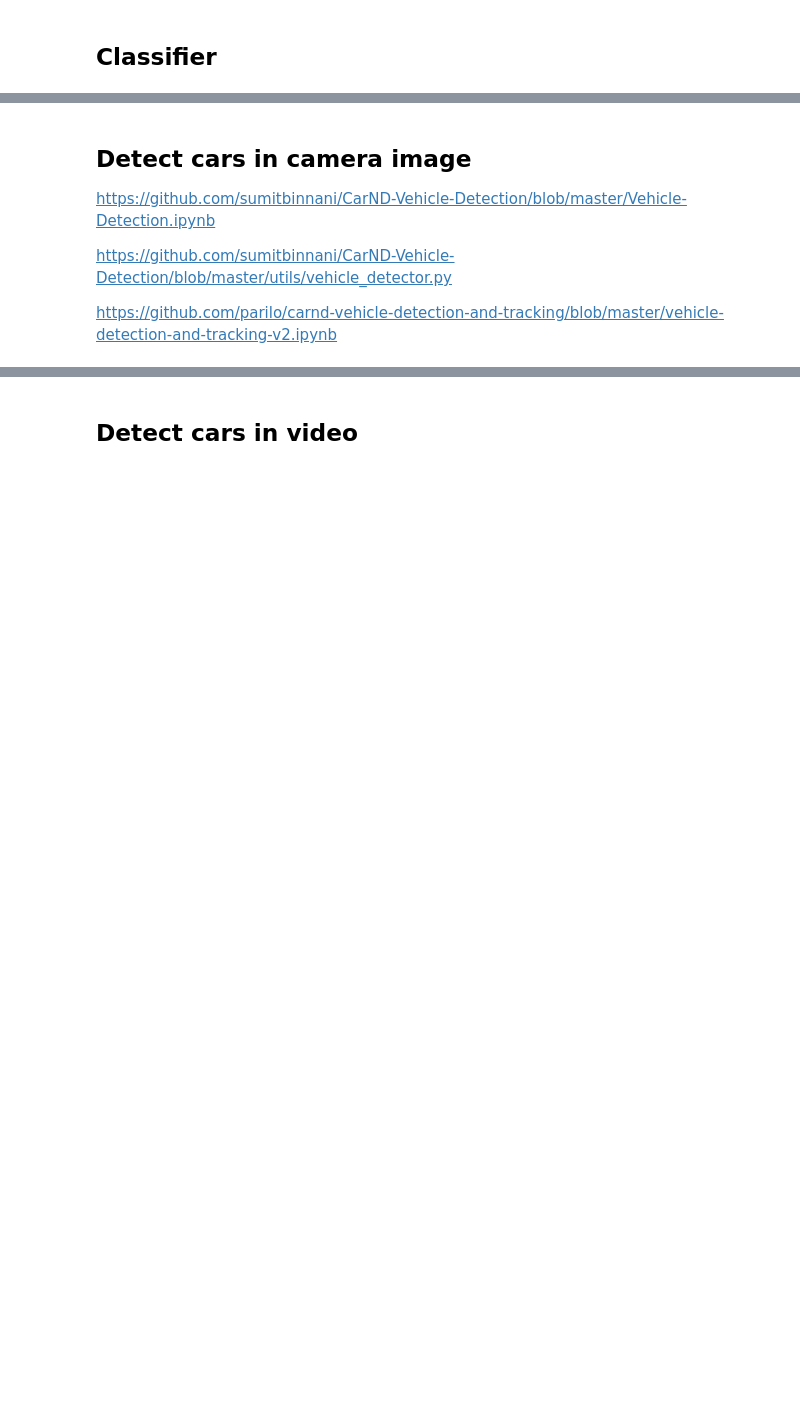
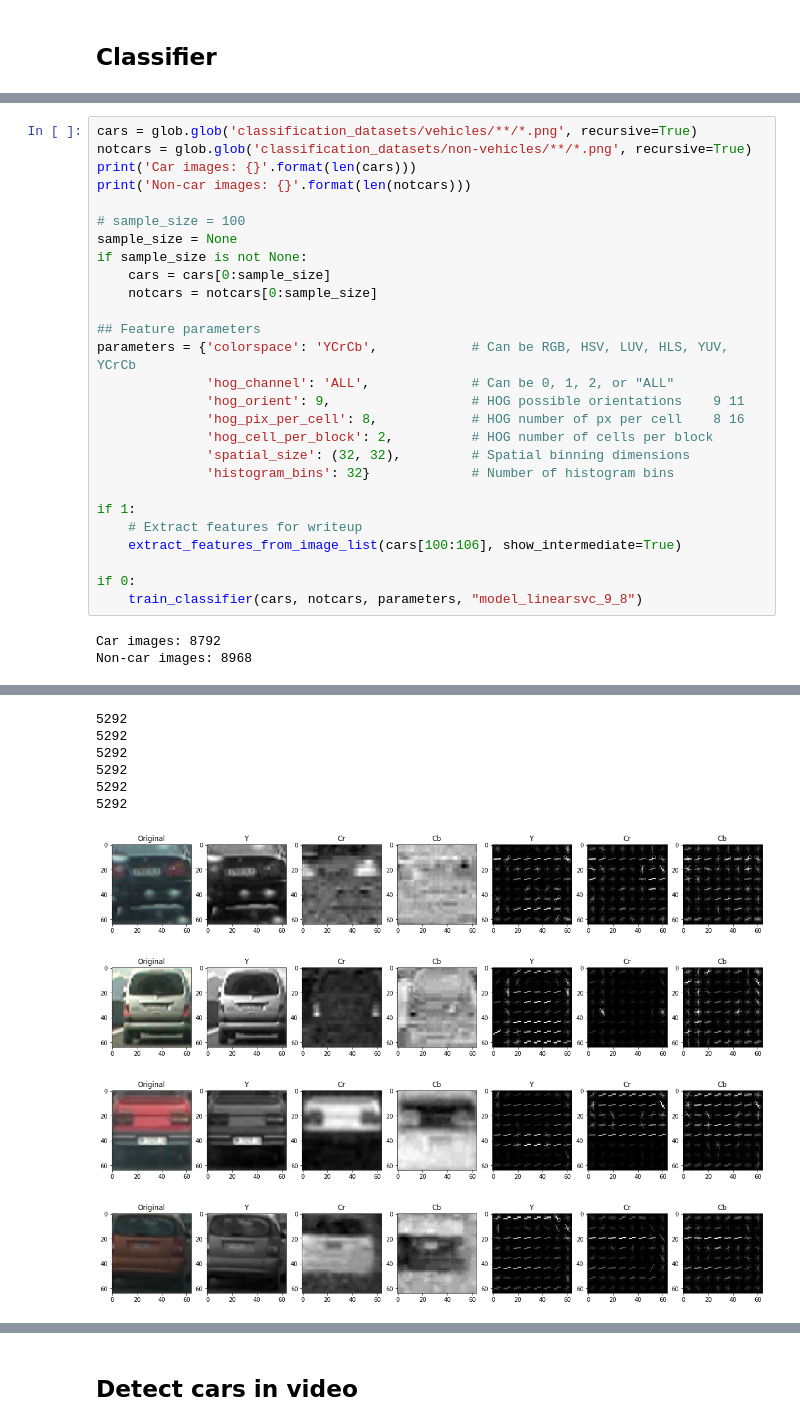
Before and after one commit to gaumarjos/T1-P5-CarND-Vehicle-Detection, a Jupyter notebook: vehicles.ipynb, the cells around one changed output, grey strips where cells are left out. Drawn from its saved outputs; the diff is of its cells as text; blank space fills up the shorter version.

Commit message:
Algorithm pretty much working, started with the writeup

```diff
--- a/vehicles.ipynb
+++ b/vehicles.ipynb
@@ -591,9 +25,30 @@ print('Time to compute model accuracy: {:6.4f}s for {} predictions'.format(t_pre
-# %% [markdown]
-## Detect cars in camera image
-
-https://github.com/sumitbinnani/CarND-Vehicle-Detection/blob/master/Vehicle-Detection.ipynb
-
-https://github.com/sumitbinnani/CarND-Vehicle-Detection/blob/master/utils/vehicle_detector.py
-
-
-https://github.com/parilo/carnd-vehicle-detection-and-tracking/blob/master/vehicle-detection-and-tracking-v2.ipynb
+# %%
+cars = glob.glob('classification_datasets/vehicles/**/*.png', recursive=True)
+notcars = glob.glob('classification_datasets/non-vehicles/**/*.png', recursive=True)
+print('Car images: {}'.format(len(cars)))
+print('Non-car images: {}'.format(len(notcars)))
+
+# sample_size = 100
+sample_size = None
+if sample_size is not None:
+    cars = cars[0:sample_size]
+    notcars = notcars[0:sample_size]
+
+## Feature parameters
+parameters = {'colorspace': 'YCrCb',            # Can be RGB, HSV, LUV, HLS, YUV, YCrCb
+              'hog_channel': 'ALL',             # Can be 0, 1, 2, or "ALL"
+              'hog_orient': 9,                  # HOG possible orientations    9 11
+              'hog_pix_per_cell': 8,            # HOG number of px per cell    8 16
+              'hog_cell_per_block': 2,          # HOG number of cells per block
+              'spatial_size': (32, 32),         # Spatial binning dimensions
+              'histogram_bins': 32}             # Number of histogram bins
+
+if 1:
+    # Extract features for writeup
+    extract_features_from_image_list(cars[100:106], show_intermediate=True)
+
+if 0:
+    train_classifier(cars, notcars, parameters, "model_linearsvc_9_8")
+# %% [output]
+Car images: 8792
+Non-car images: 8968
@@ -599,0 +57,10 @@ https://github.com/parilo/carnd-vehicle-detection-and-tracking/blob/master/vehic
+5292
+5292
+5292
+5292
+5292
+5292
+[figure, added]
+[figure, added]
+[figure, added]
+[figure, added]
```
Also changed, not shown: parts of 12 cells of this notebook, 10 other files.
